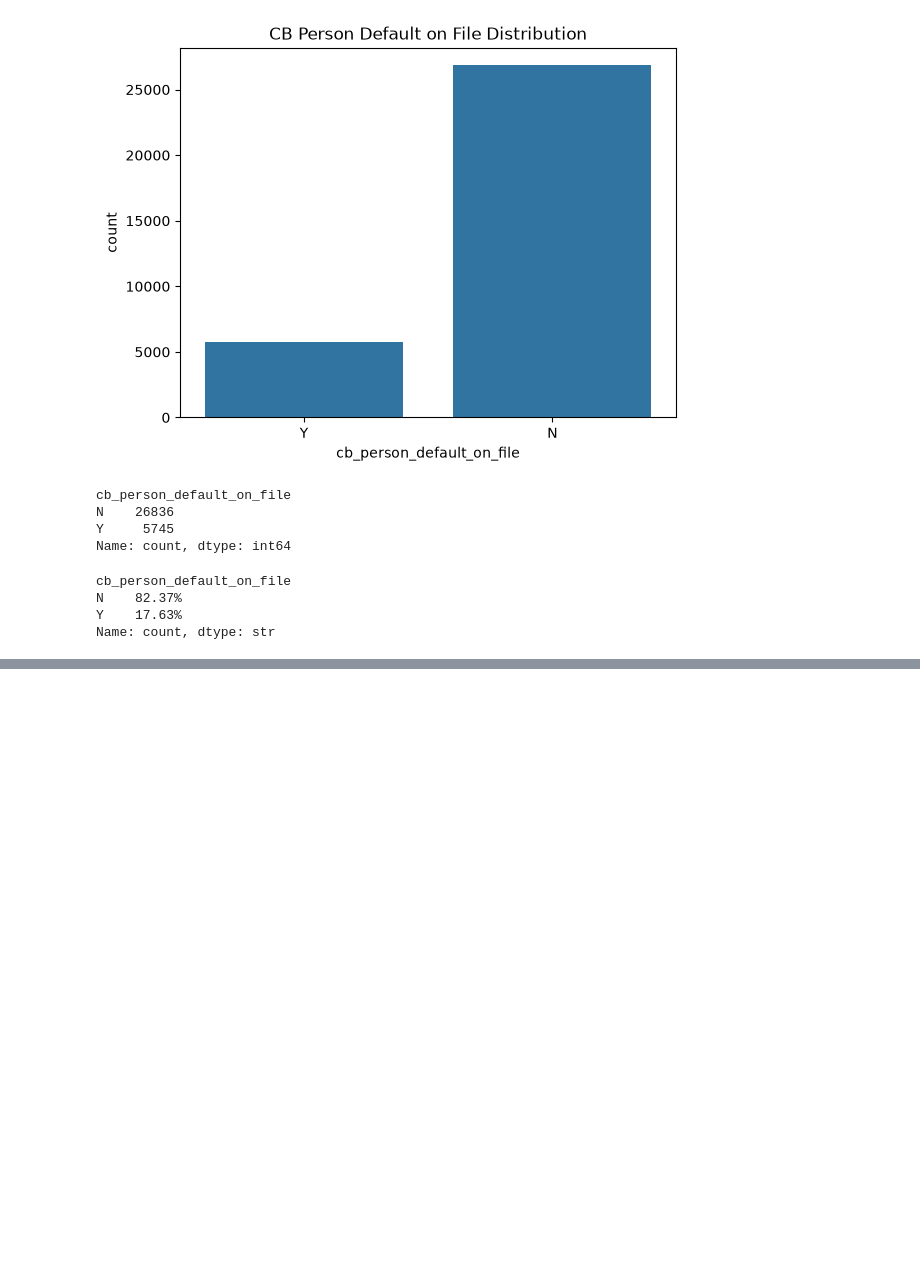
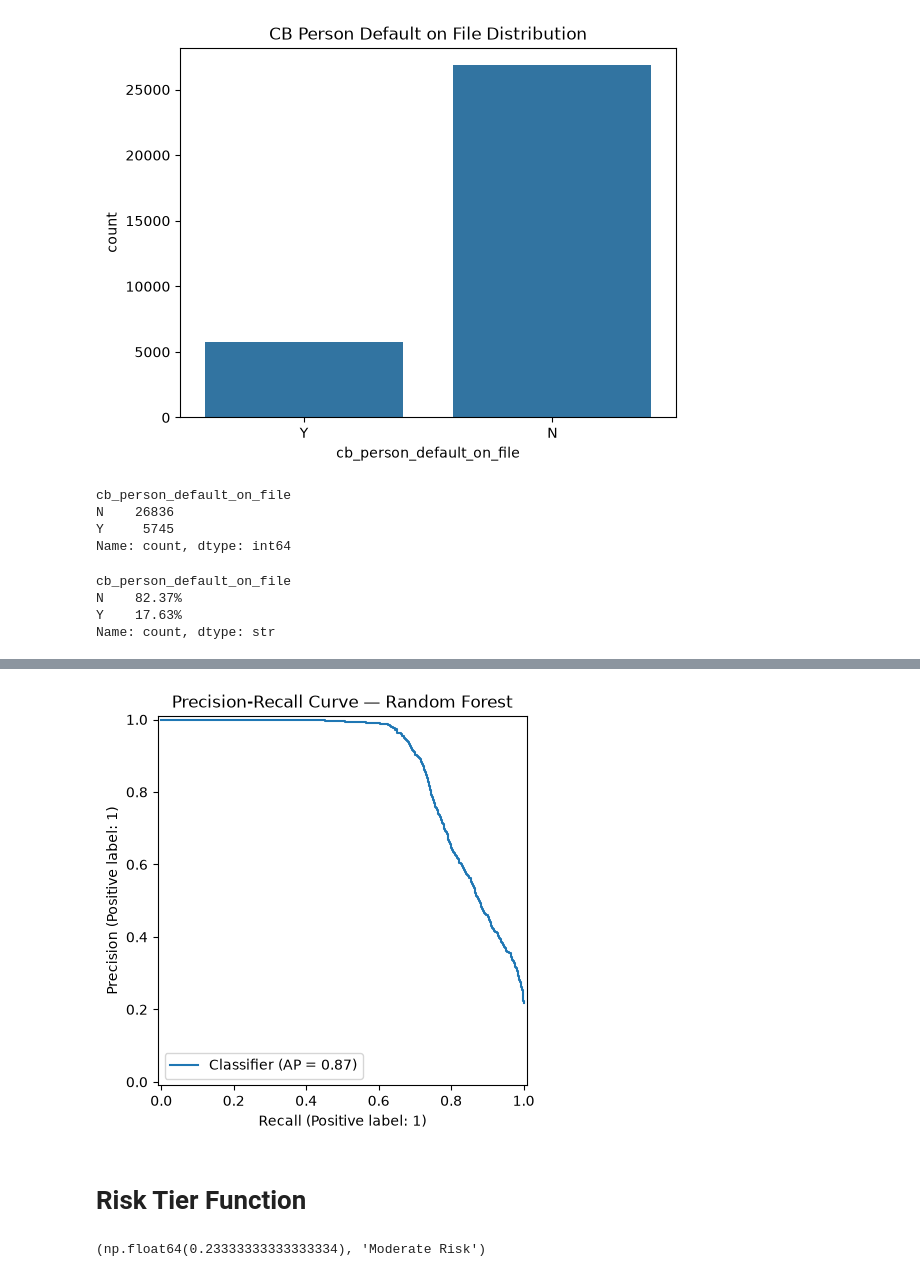
Before and after one commit to yashkode28/CreditHealthAdvisor, a Jupyter notebook: analysis.ipynb, the cells around one changed output, grey strips where cells are left out. Drawn from its saved outputs; the diff is of its cells as text; code cells hidden in the pictures; blank space fills up the shorter version.

```diff
--- a/analysis.ipynb
+++ b/analysis.ipynb
@@ -163,0 +359,8 @@ Name: count, dtype: str
+# %%
+PrecisionRecallDisplay.from_predictions(y_test, y_proba)
+plt.title(f"Precision-Recall Curve — {best_model_name}")
+plt.show()
+# %% [output]
+[figure, added]
+# %% [markdown]
+<h1>Risk Tier Function
@@ -163,0 +377,10 @@ Name: count, dtype: str
+# %%
+#example user
+sample_user = X_test.iloc[[0]]
+
+default_probability = best_model.predict_proba(sample_user)[0, 1]
+tier = risk_tier(default_probability)
+
+default_probability, tier
+# %% [output]
+(np.float64(0.23333333333333334), 'Moderate Risk')
```
Also changed, not shown: parts of 22 cells of this notebook.
